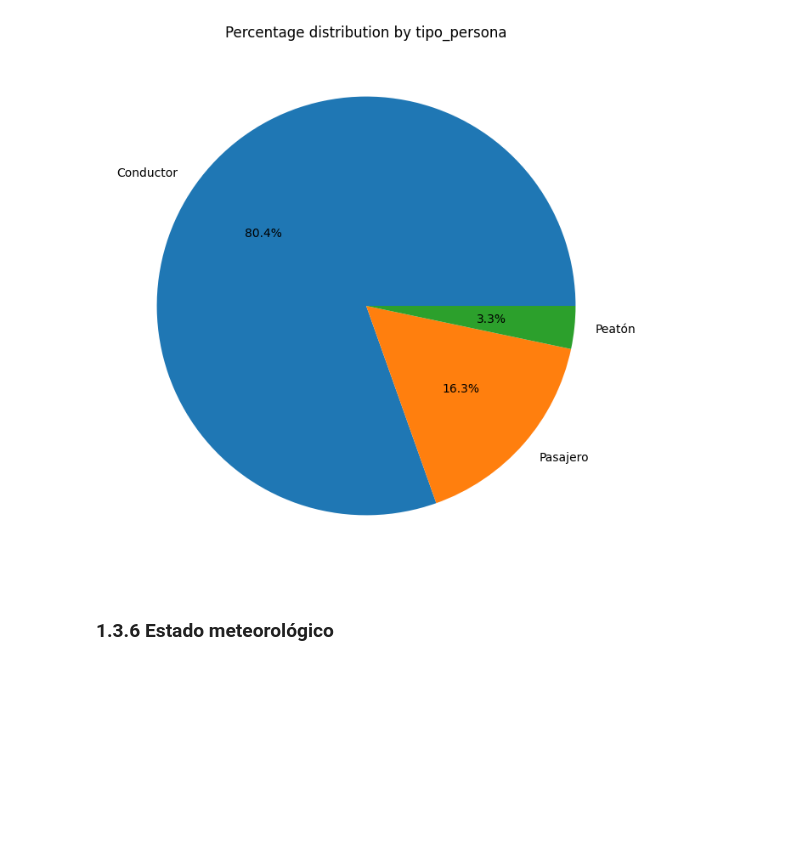
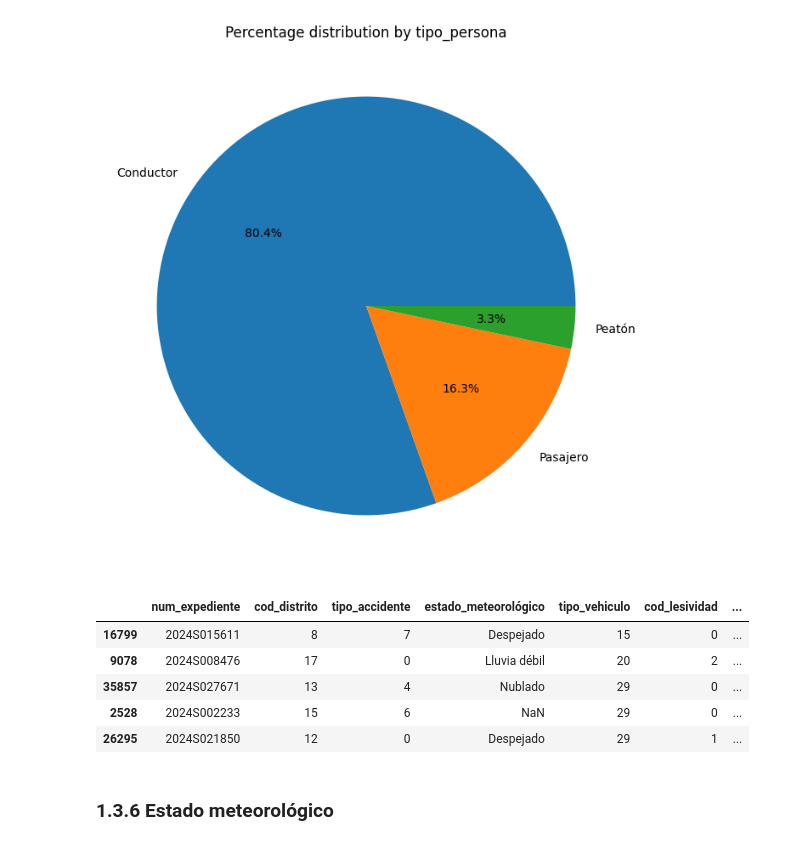
Before and after one commit to kliniik/Practica_AAI_2, a Jupyter notebook: 1_jerarquico.ipynb, the cells around one changed output. Cells and saved outputs as stored; diff of their text form; code cells hidden in the pictures; blank space fills up the shorter version.

```diff
--- a/1_jerarquico.ipynb
+++ b/1_jerarquico.ipynb
@@ -677,13 +742,27 @@ df['rango_edad'] = df['rango_edad'].map(frequency_map)
+# %%
+# change the names in rango edad so that they don't contain spaces
+df['rango_edad'] = df['rango_edad'].str.replace(' ', '_')
+# %%
+# get dummies for rango edad and use boolean values
+df = pd.get_dummies(df, columns=['rango_edad'], dtype=int)
 # %% [markdown]
 ### 1.3.5 Tipo de persona
 # %%
 pie_categorical('tipo_persona')
 # %% [output]
 [figure]
-# %%
-# label encoding tipo persona
-label_encoder = LabelEncoder()
-df['tipo_persona'] = label_encoder.fit_transform(df['tipo_persona'])
+# %%
+# get dummies for tipo persona
+df = pd.get_dummies(df, columns=['tipo_persona'], dtype=int)
+# %%
+df.sample(5)
+# %% [output]
+|  | num_expediente | cod_distrito | tipo_accidente | estado_meteorológico | tipo_vehiculo | cod_lesividad | ... |
+| 16799 | 2024S015611 | 8 | 7 | Despejado | 15 | 0 | ... |
+| 9078 | 2024S008476 | 17 | 0 | Lluvia débil | 20 | 2 | ... |
+| 35857 | 2024S027671 | 13 | 4 | Nublado | 29 | 0 | ... |
+| 2528 | 2024S002233 | 15 | 6 | NaN | 29 | 0 | ... |
+| 26295 | 2024S021850 | 12 | 0 | Despejado | 29 | 1 | ... |
 # %% [markdown]
 ### 1.3.6 Estado meteorológico
 # %%
```
Also changed, not shown: parts of 55 cells of this notebook.
